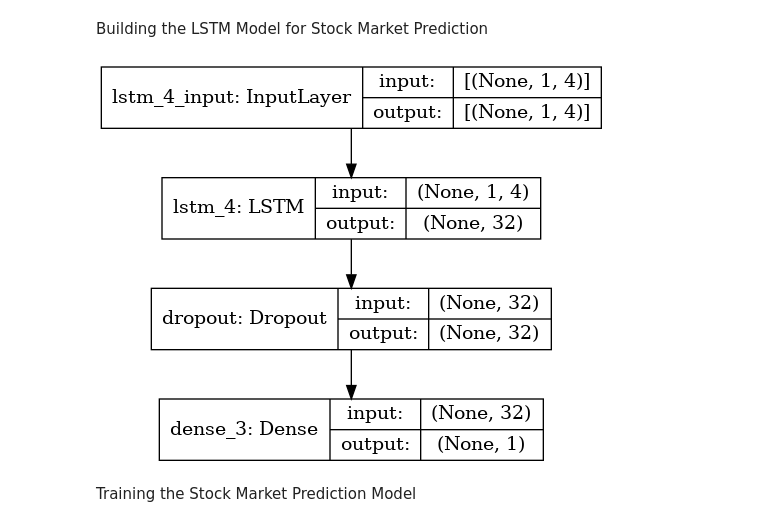
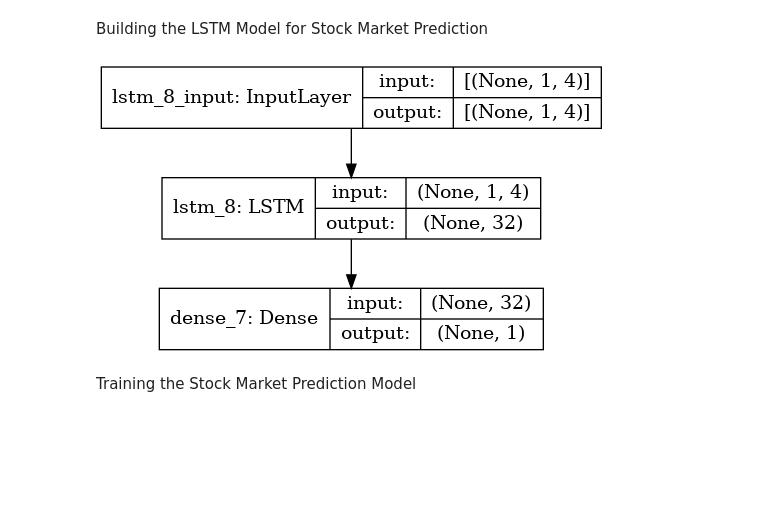
Before and after one commit to PrathamKumar125/Stock-Market-Prediction-Model, a Jupyter notebook: stock-market-prediction-bharti-using-lstm.ipynb, the cells around one changed output. Cells and saved outputs as stored; diff of their text form; code cells hidden in the pictures; blank space fills up the shorter version.

Commit message:
Kaggle Notebook | Stock market prediction[BHARTI]_using LSTM | Version 4

```diff
--- a/stock-market-prediction-bharti-using-lstm.ipynb
+++ b/stock-market-prediction-bharti-using-lstm.ipynb
@@ -110,14 +110,14 @@ Building the LSTM Model for Stock Market Prediction
 # %%
 #Building the LSTM Model
 import tensorflow as tf
 lstm = tf.keras.Sequential()
 lstm.add(tf.keras.layers.LSTM(32, input_shape=(1, trainX.shape[1]), activation='relu', return_sequences=False))
-lstm.add(tf.keras.layers.Dropout(0.1))
+# lstm.add(tf.keras.layers.Dropout(0.1))
 lstm.add(tf.keras.layers.Dense(1))
 lstm.compile(loss='mean_squared_error', optimizer='adam',metrics = ['mse'])
 tf.keras.utils.plot_model(lstm, show_shapes=True, show_layer_names=True)
 # %% [output]
-[figure, old version]
+[figure, new version]
 # %% [markdown]
 Training the Stock Market Prediction Model
 # %%
```
Also changed, not shown: parts of 4 cells of this notebook.
